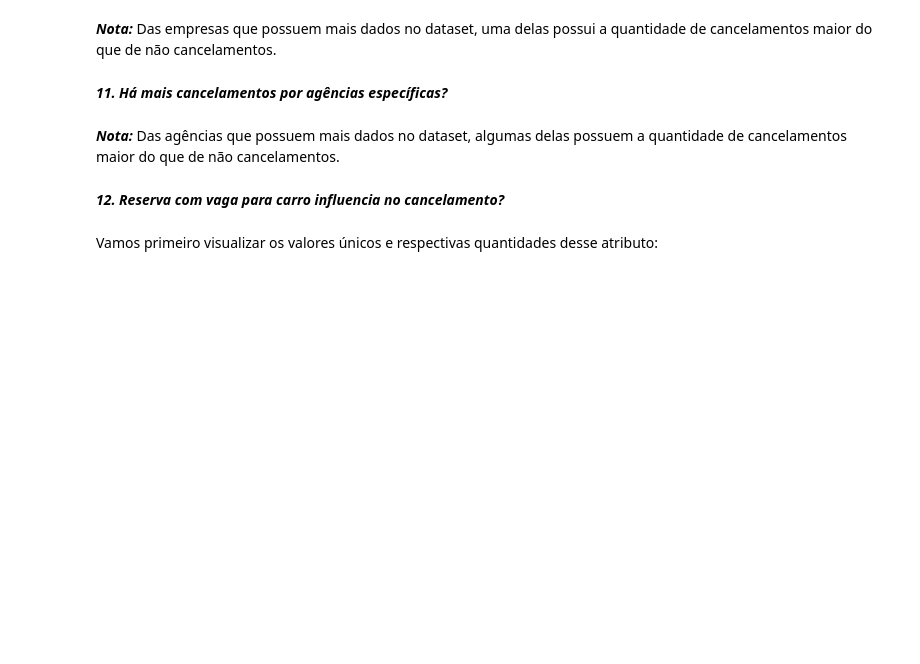
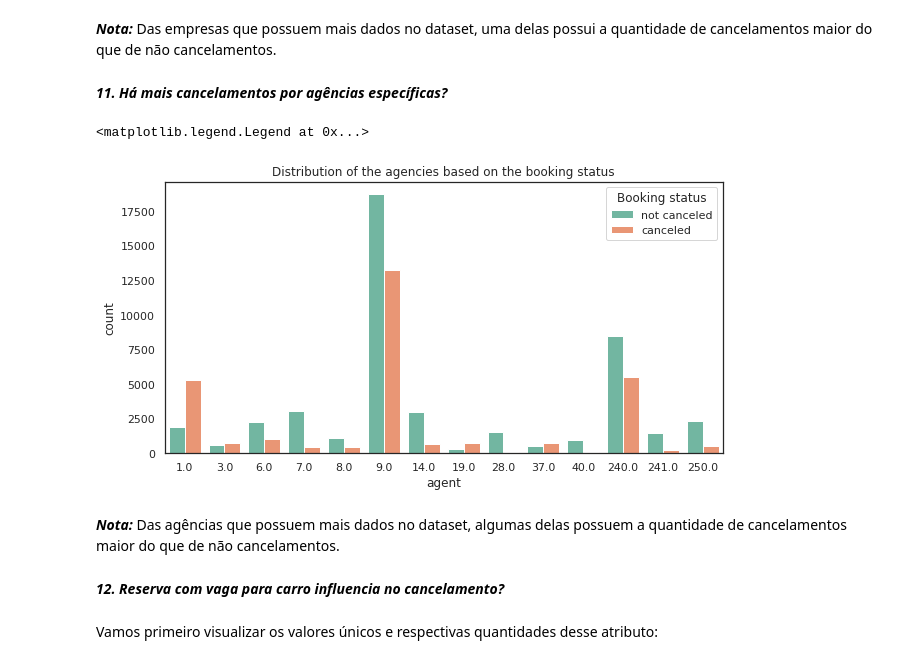
Before and after one commit to JaineBudke/Hotel-Booking-Demand, a Jupyter notebook: Exploratory_Analysis.ipynb, the cells around one changed output. Drawn from its saved outputs; the diff is of its cells as text; code cells hidden in the pictures; blank space fills up the shorter version.

```diff
--- a/Exploratory_Analysis.ipynb
+++ b/Exploratory_Analysis.ipynb
@@ -264,21 +348,26 @@ plt.legend(title='Booking status', loc='upper center')
 # %%
 agent = df["agent"]
 
 # count values of each unique value (company)
 agent_c = agent.value_counts()
 
 # filter by agencies that have more than 1000 rows
 # (reasonable amount to draw some conclusion)
 agent_c = agent_c[agent_c > 1000]
 
 agents = list(agent_c.index)
 df_filtered = df[df['agent'].isin(agents)]
 
 # batplot
+plt.rcParams['figure.figsize'] = [10, 5]
+
 a_plot = sns.countplot(x=df_filtered['agent'], hue = 'is_canceled', data = df_filtered, palette = 'Set2')
 a_plot.set(title = "Distribution of the agencies based on the booking status")
 
 plt.legend(title='Booking status', loc='upper right')
+# %% [output]
+<matplotlib.legend.Legend at 0x...>
+[figure, added]
 # %% [markdown]
 ***Nota:*** Das agências que possuem mais dados no dataset, algumas delas possuem a quantidade de cancelamentos maior do que de não cancelamentos.
 # %% [markdown]
```
Also changed, not shown: parts of 20 cells of this notebook.
